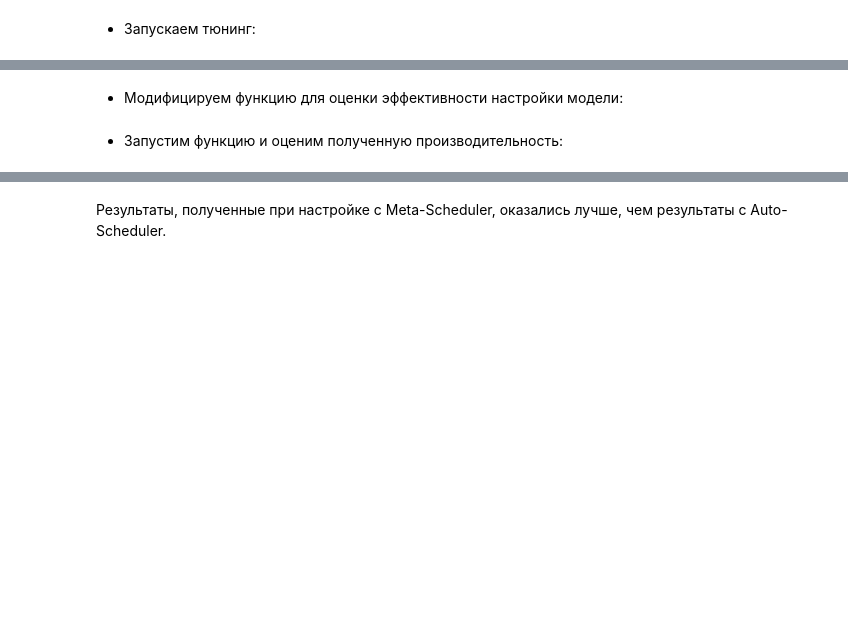
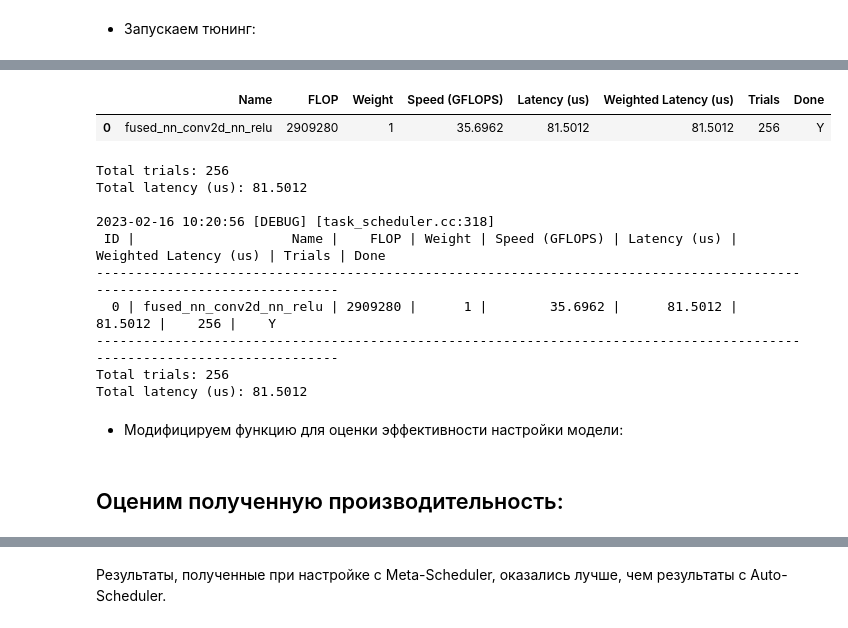
Before and after one commit to week8day/ML-courses, a Jupyter notebook: Neimark/hw-tvm/tvm-sobel.ipynb, the cells around one changed output, grey strips where cells are left out. Saved outputs shown, nothing was run; the diff lists cells and outputs as text; code cells hidden in the pictures; blank space fills up the shorter version.

```diff
--- a/Neimark/hw-tvm/tvm-sobel.ipynb
+++ b/Neimark/hw-tvm/tvm-sobel.ipynb
@@ -355,7 +342,7 @@ target = tvm.target.Target("llvm -mcpu=core-avx2 -num-cores {}".format(int(num_t
 - Определим функцию, которая будет отвечать за извлечение задач из модели:
 # %%
 # extract workloads from relay program
-def extract_tasks(mod, target, params, strategy):
+def extract_tasks_metascheduler(mod, target, params, strategy):
     print("Mod:")
     print(mod)
     print("Extract tasks...")
@@ -375,6 +362,6 @@ def extract_tasks(mod, target, params, strategy):
 # %% [markdown]
 - Извлечем задачи:
 # %%
-tasks, task_weights = extract_tasks(mod, target, params, strategy_name)
+tasks_metascheduler, task_weights_metascheduler = extract_tasks_metascheduler(mod, target, params, strategy_name)
 # %% [output]
 Mod:
@@ -391,11 +379,11 @@ Task: 0, desc: fused_nn_conv2d_nn_relu
 # %%
 import os
 
-def run_tuning(tasks, task_weights, work_dir, n_trials):
+def run_tuning_metascheduler(tasks, task_weights, work_dir, n_trials):
     if not os.path.exists(work_dir):
         os.mkdir(work_dir)
     print("Begin tuning...")
-    evaluator_config = ms.runner.config.EvaluatorConfig(number=1, repeat=2, enable_cpu_cache_flush=True);
+    evaluator_config = ms.runner.config.EvaluatorConfig(number=1, repeat=10, enable_cpu_cache_flush=True);
     database = ms.tune.tune_tasks(
         tasks=tasks,
         task_weights=task_weights,
@@ -408,5 +396,3 @@ def run_tuning(tasks, task_weights, work_dir, n_trials):
     )
 # %% [markdown]
 - Запускаем тюнинг:
-# %%
-run_tuning(tasks, task_weights, work_dir, 128)
@@ -426,0 +399,3 @@ Total latency (us): 99.9253
+# %%
+run_tuning_metascheduler(tasks_metascheduler, task_weights_metascheduler, work_dir, 512)
+# %% [output]
@@ -427,3 +403,15 @@ Total latency (us): 99.9253
+|  | Name | FLOP | Weight | Speed (GFLOPS) | Latency (us) | Weighted Latency (us) | Trials | Done |
+| 0 | fused_nn_conv2d_nn_relu | 2909280 | 1 | 35.6962 | 81.5012 | 81.5012 | 256 | Y |
+Total trials: 256
+Total latency (us): 81.5012
+
+2023-02-16 10:20:56 [DEBUG] [task_scheduler.cc:318]
+ ID |                    Name |    FLOP | Weight | Speed (GFLOPS) | Latency (us) | Weighted Latency (us) | Trials | Done
+-------------------------------------------------------------------------------------------------------------------------
+  0 | fused_nn_conv2d_nn_relu | 2909280 |      1 |        35.6962 |      81.5012 |               81.5012 |    256 |    Y
+-------------------------------------------------------------------------------------------------------------------------
+Total trials: 256
+Total latency (us): 81.5012
 # %% [markdown]
 - Модифицируем функцию для оценки эффективности настройки модели:
 # %%
@@ -445,4 +433,4 @@ def evaluate(module, data_shape, work_dir, target="llvm"):
         lib = ms.relay_integration.compile_relay(database, module, target, params)
         evaluate_performance(lib, data_shape)
 # %% [markdown]
-- Запустим функцию и оценим полученную производительность:
+## Оценим полученную производительность:
```
Also changed, not shown: parts of 28 cells of this notebook.
